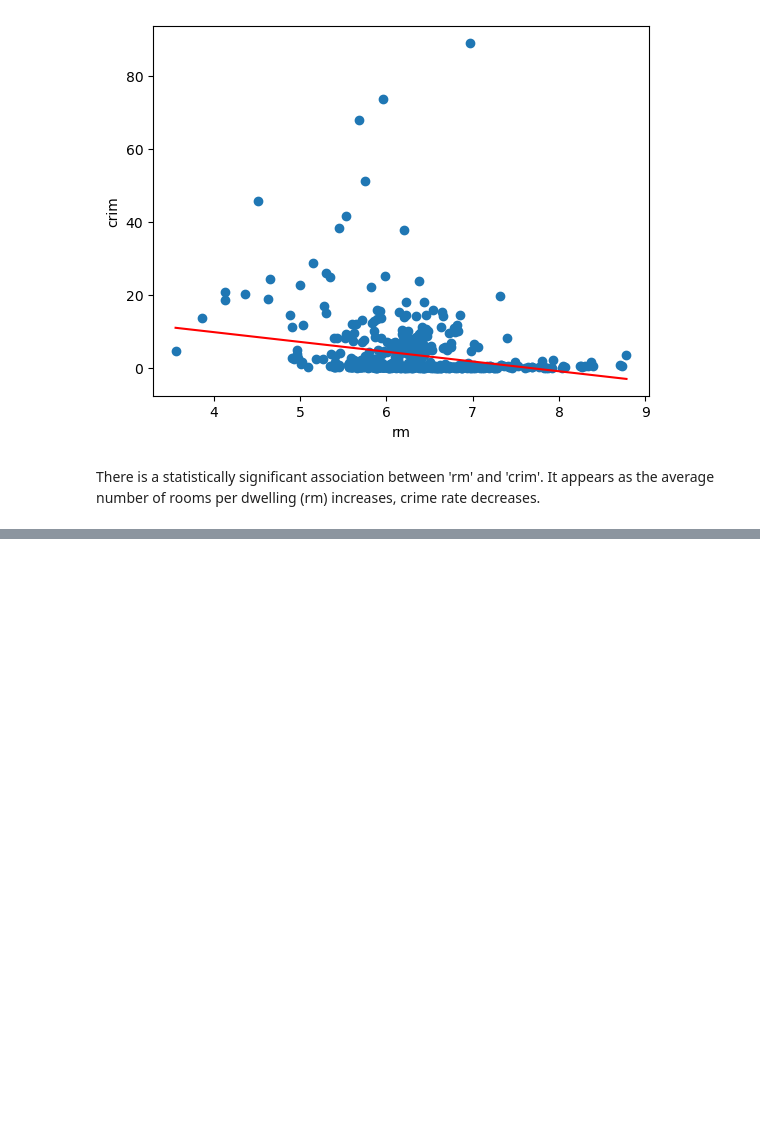
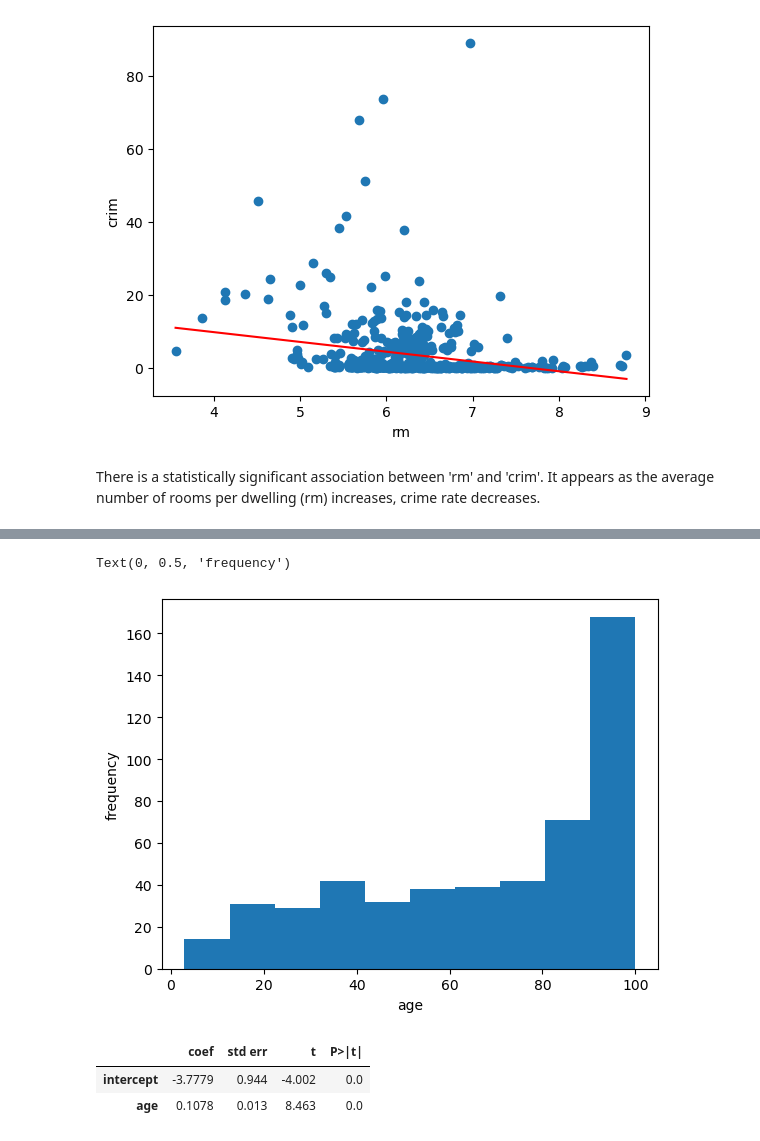
Before and after one commit to carmancater/an-introduction-to-statistical-learning-with-applications-in-python, a Jupyter notebook: Chapter 03 - Linear Regression/Ch 3 Ex 15.ipynb, the cells around one changed output, grey strips where cells are left out. Drawn from its saved outputs; the diff is of its cells as text; code cells hidden in the pictures; blank space fills up the shorter version.

```diff
--- a/Chapter 03 - Linear Regression/Ch 3 Ex 15.ipynb
+++ b/Chapter 03 - Linear Regression/Ch 3 Ex 15.ipynb
@@ -17,7 +19,7 @@ from ISLP.models import (ModelSpec as MS, summarize)
 # %%
 os.chdir('C:/Users/carma/Documents/GitHub/an-introduction-to-statistical-learning-with-applications-in-python/Datasets')
 # %%
-df = pd.read_csv('Boston.csv')
+df = pd.read_csv('Boston.csv').drop(columns=['b'])
 y = df['crim']
 # %%
 y.describe()
@@ -319,0 +322,2 @@ There is a statistically significant association between 'rm' and 'crim'. It app
+# %%
+var = 'age'
@@ -319,0 +336,15 @@ There is a statistically significant association between 'rm' and 'crim'. It app
+# %%
+plt.hist(df[var], bins=10);
+plt.xlabel(var)
+plt.ylabel('frequency')
+# %% [output]
+Text(0, 0.5, 'frequency')
+[figure, added]
+# %%
+X = MS([var]).fit_transform(df)
+result = sm.OLS(y, X).fit()
+summarize(result)
+# %% [output]
+|  | coef | std err | t | P>|t| |
+| intercept | -3.7779 | 0.944 | -4.002 | 0.0 |
+| age | 0.1078 | 0.013 | 8.463 | 0.0 |
```
Also changed, not shown: parts of 30 cells of this notebook.
